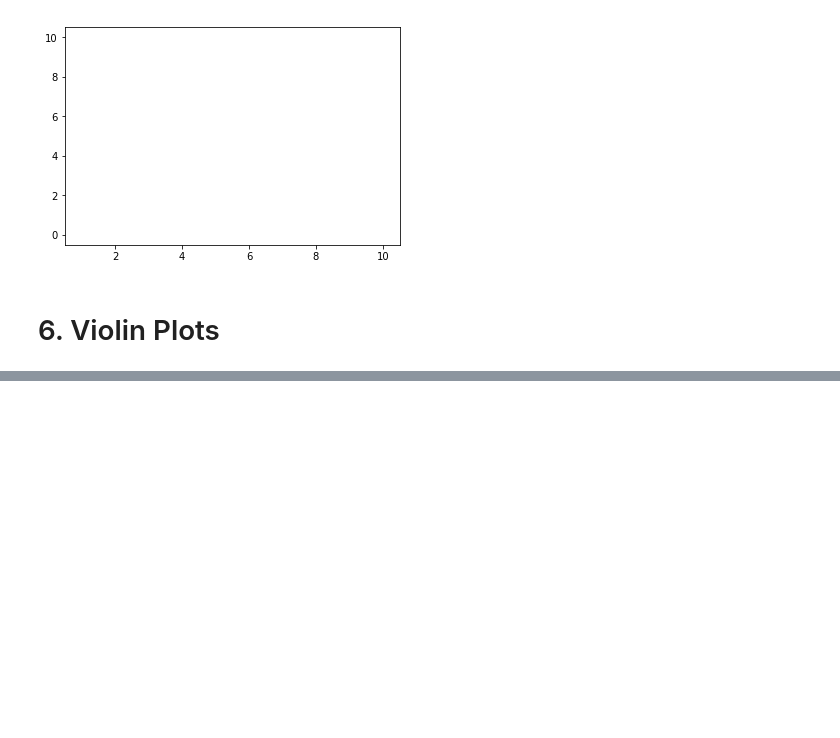
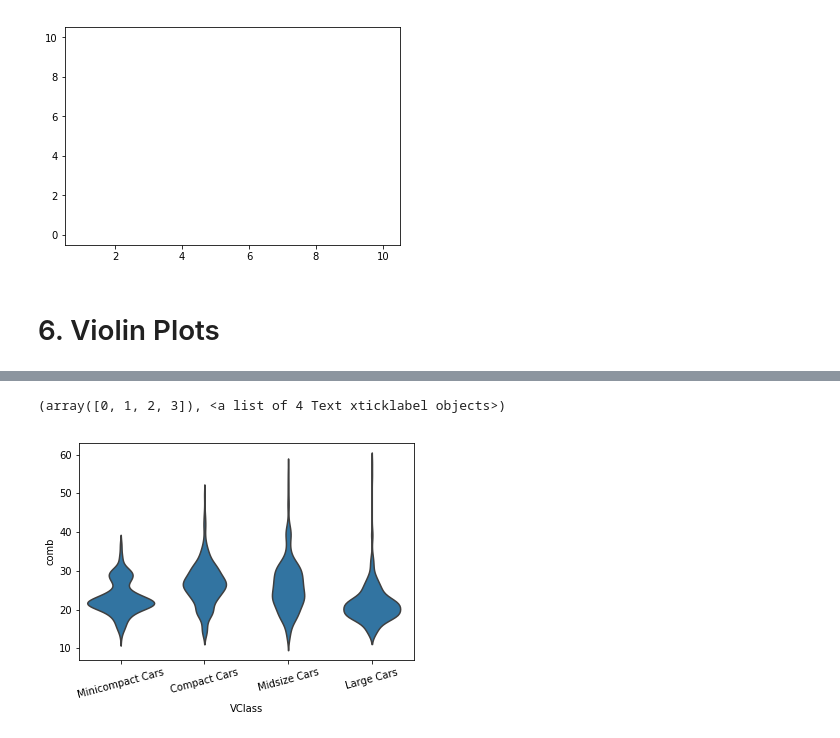
Before and after one commit to danielsoutar/UDACITY-AI_with_PY, a Jupyter notebook: Numpy-Pandas-Matplotlib/lesson-6_matplotlib-and-seaborn-p2/Matplotlib and Seaborn Part 2.ipynb, the cells around one changed output, grey strips where cells are left out. Saved outputs shown, nothing was run; the diff lists cells and outputs as text; code cells hidden in the pictures; blank space fills up the shorter version.

```diff
--- a/Numpy-Pandas-Matplotlib/lesson-6_matplotlib-and-seaborn-p2/Matplotlib and Seaborn Part 2.ipynb
+++ b/Numpy-Pandas-Matplotlib/lesson-6_matplotlib-and-seaborn-p2/Matplotlib and Seaborn Part 2.ipynb
@@ -125,0 +143,8 @@ for i in range(counts.shape[0]):
+# %%
+base_color = sb.color_palette()[0]
+sb.violinplot(data = fuel_econ, x = 'VClass', y = 'comb',
+             color = base_color, inner = None)
+plt.xticks(rotation = 15)
+# %% [output]
+(array([0, 1, 2, 3]), <a list of 4 Text xticklabel objects>)
+[figure, added]
```
Also changed, not shown: parts of 20 cells of this notebook, 2 other files.
